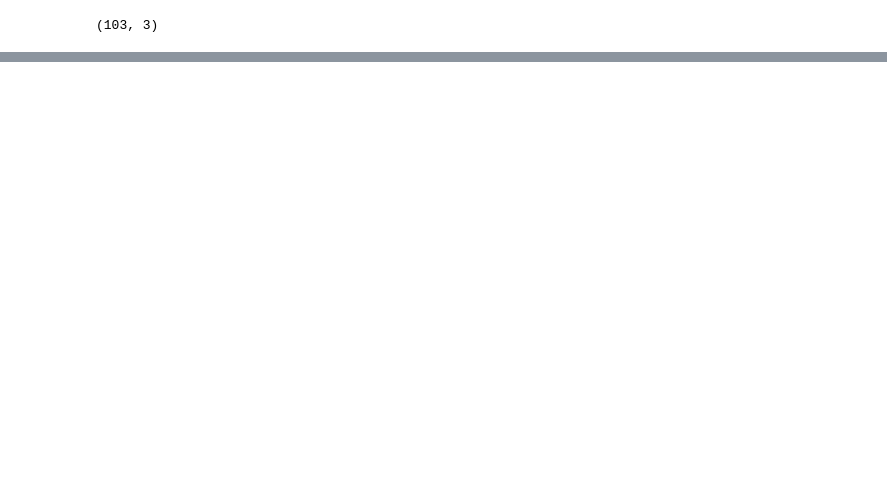
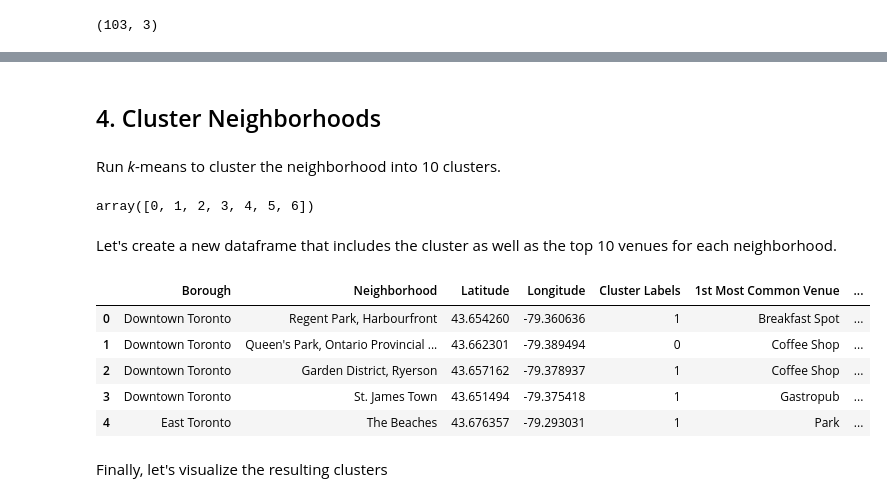
Before and after one commit to michmontano/github-example, a Jupyter notebook: Capstone_week3.ipynb, the cells around one changed output, grey strips where cells are left out. Saved outputs shown, nothing was run; the diff lists cells and outputs as text; code cells hidden in the pictures; blank space fills up the shorter version.

```diff
--- a/Capstone_week3.ipynb
+++ b/Capstone_week3.ipynb
@@ -77,0 +472,12 @@ df.shape
+# %%
+num_top_venues = 5
+
+for hood in toronto_grouped['Neighborhood']:
+    print("----"+hood+"----")
+    temp = toronto_grouped[toronto_grouped['Neighborhood'] == hood].T.reset_index()
+    temp.columns = ['venue','freq']
+    temp = temp.iloc[1:]
+    temp['freq'] = temp['freq'].astype(float)
+    temp = temp.round({'freq': 2})
+    print(temp.sort_values('freq', ascending=False).reset_index(drop=True).head(num_top_venues))
+    print('\n')
@@ -77,0 +506,6 @@ df.shape
+# %%
+def return_most_common_venues(row, num_top_venues):
+    row_categories = row.iloc[1:]
+    row_categories_sorted = row_categories.sort_values(ascending=False)
+
+    return row_categories_sorted.index.values[0:num_top_venues]
@@ -77,0 +542,43 @@ df.shape
+# %% [markdown]
+## 4. Cluster Neighborhoods
+# %% [markdown]
+Run *k*-means to cluster the neighborhood into 10 clusters.
+# %%
+# set number of clusters
+kclusters = 7
+
+toronto_grouped_clustering = toronto_grouped.drop('Neighborhood', 1)
+
+# run k-means clustering
+kmeans = KMeans(n_clusters=kclusters, random_state=0).fit(toronto_grouped_clustering)
+
+# check cluster labels generated for each row in the dataframe
+np.unique(kmeans.labels_)
+# %% [output]
+array([0, 1, 2, 3, 4, 5, 6])
+# %% [markdown]
+Let's create a new dataframe that includes the cluster as well as the top 10 venues for each neighborhood.
+# %%
+# add clustering labels
+#del neighborhoods_venues_sorted
+neighborhoods_venues_sorted.insert(0, 'Cluster Labels', kmeans.labels_)
+
+toronto_merged = result_toronto.drop('PostalCode', 1)
+
+# merge toronto_grouped with toronto_data to add latitude/longitude for each neighborhood
+toronto_merged = toronto_merged.join(neighborhoods_venues_sorted.set_index('Neighborhood'), on='Neighborhood')
+toronto_merged.dropna(inplace=True)
+toronto_merged = toronto_merged.astype({"Cluster Labels": int} )
+
+
+
+toronto_merged.head() # check the last columns!
+# %% [output]
+|  | Borough | Neighborhood | Latitude | Longitude | Cluster Labels | 1st Most Common Venue | ... |
+| 0 | Downtown Toronto | Regent Park, Harbourfront | 43.654260 | -79.360636 | 1 | Breakfast Spot | ... |
+| 1 | Downtown Toronto | Queen's Park, Ontario Provincial ... | 43.662301 | -79.389494 | 0 | Coffee Shop | ... |
+| 2 | Downtown Toronto | Garden District, Ryerson | 43.657162 | -79.378937 | 1 | Coffee Shop | ... |
+| 3 | Downtown Toronto | St. James Town | 43.651494 | -79.375418 | 1 | Gastropub | ... |
+| 4 | East Toronto | The Beaches | 43.676357 | -79.293031 | 1 | Park | ... |
+# %% [markdown]
+Finally, let's visualize the resulting clusters
```
Also changed, not shown: parts of 79 cells of this notebook.
